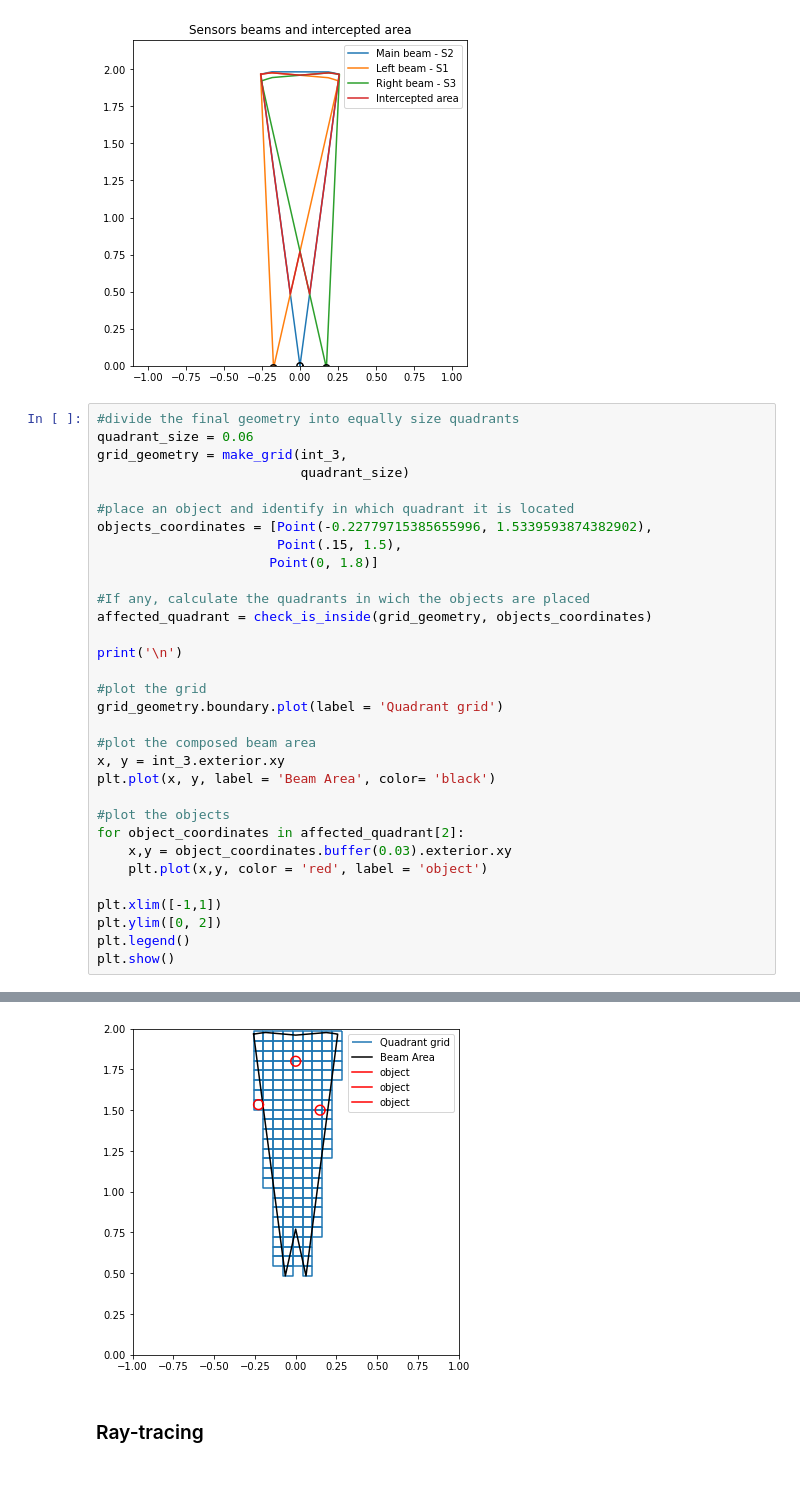
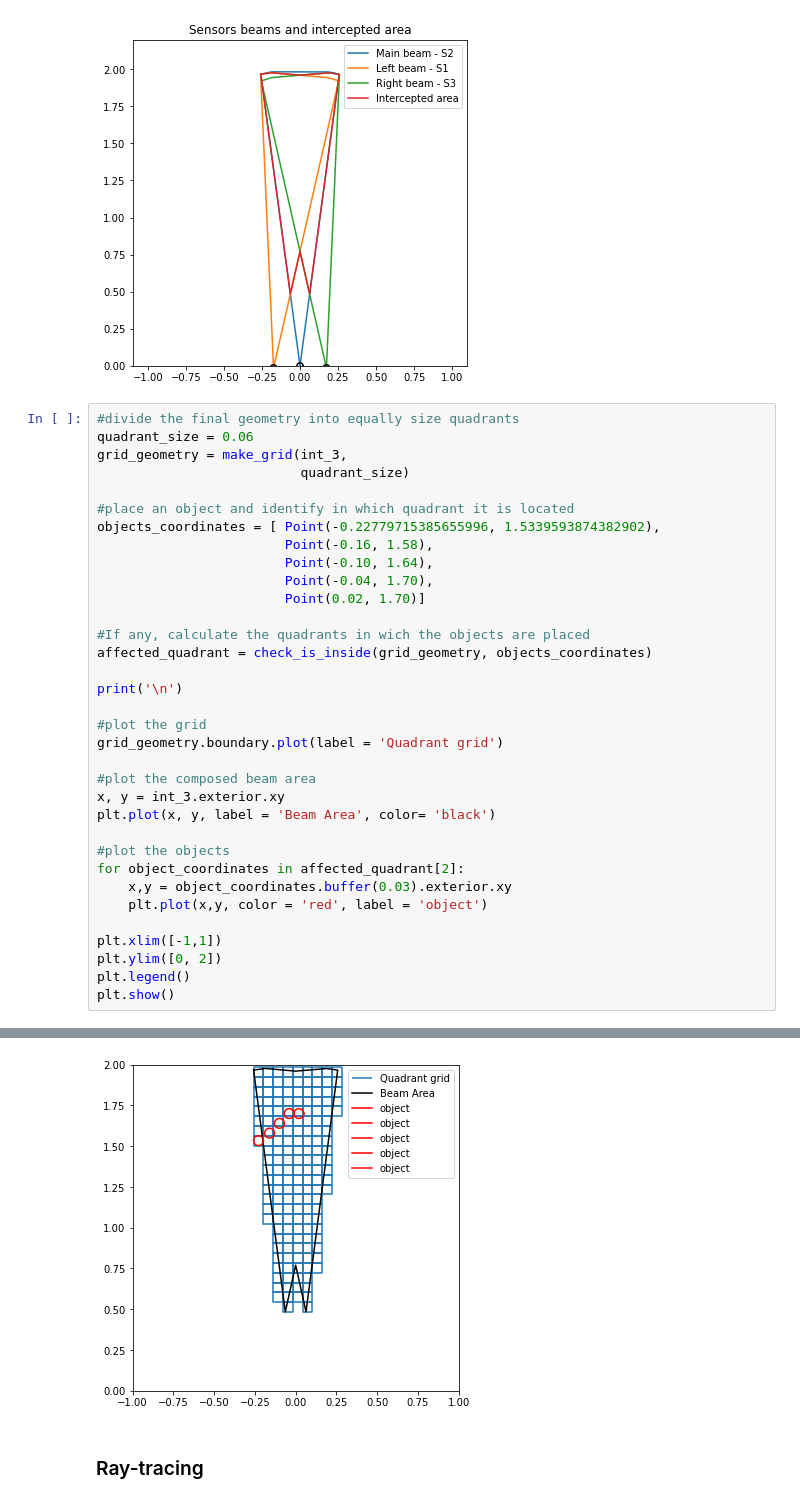
Before and after one commit to Juanpmartinez180/Data-Science-Projects, a Jupyter notebook: ultrasonic_radar/data_generation.ipynb, the cells around one changed output, grey strips where cells are left out. Cells and saved outputs as stored; diff of their text form.

```diff
--- a/ultrasonic_radar/data_generation.ipynb
+++ b/ultrasonic_radar/data_generation.ipynb
@@ -222,9 +237,11 @@ grid_geometry = make_grid(int_3,
                           quadrant_size)
 
 #place an object and identify in which quadrant it is located
-objects_coordinates = [Point(-0.22779715385655996, 1.5339593874382902),
-                       Point(.15, 1.5),
-                      Point(0, 1.8)]
+objects_coordinates = [ Point(-0.22779715385655996, 1.5339593874382902),
+                        Point(-0.16, 1.58),
+                        Point(-0.10, 1.64),
+                        Point(-0.04, 1.70),
+                        Point(0.02, 1.70)]
 
 #If any, calculate the quadrants in wich the objects are placed
 affected_quadrant = check_is_inside(grid_geometry, objects_coordinates)
@@ -256,7 +277,7 @@ The point is inside of the # 134 quadrant. With coordinates:  [[[0.1622028461434
 
 
 Amount of scanned quadrants: 161
-[figure, old version]
+[figure, new version]
 # %% [markdown]
 ### Ray-tracing
 # %% [markdown]
```
Also changed, not shown: parts of 39 cells of this notebook, 12 other files.
